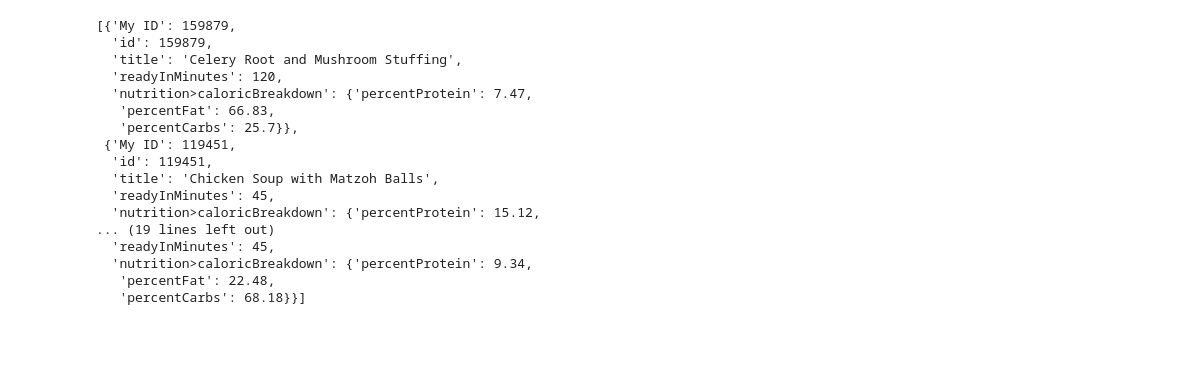
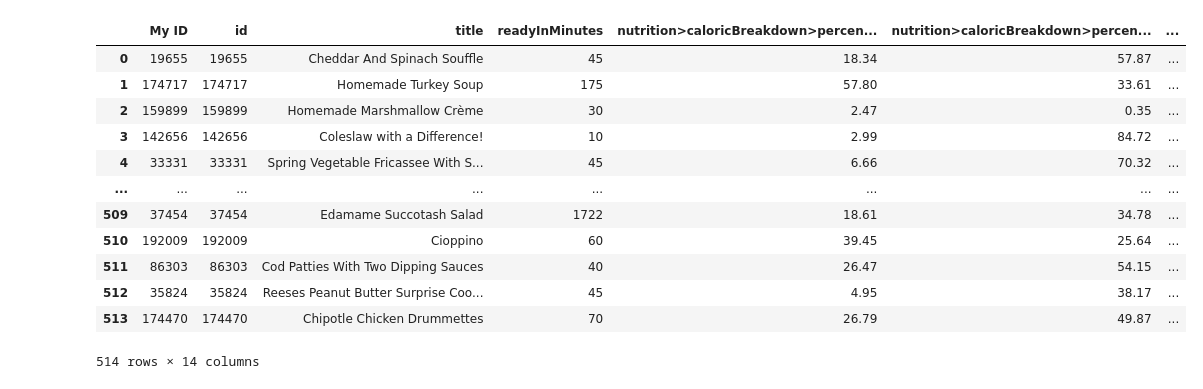
Before and after one commit to Jamahler/Project-3, a Jupyter notebook: asmvm_files/recipes.ipynb, the cells around one changed output. Saved outputs shown, nothing was run; the diff lists cells and outputs as text; code cells hidden in the pictures; blank space fills up the shorter version.

```diff
--- a/asmvm_files/recipes.ipynb
+++ b/asmvm_files/recipes.ipynb
@@ -228,20 +255,17 @@ pd.DataFrame(data)
-# %%
-data
-# %% [output]
-[{'My ID': 159879,
-  'id': 159879,
-  'title': 'Celery Root and Mushroom Stuffing',
-  'readyInMinutes': 120,
-  'nutrition>caloricBreakdown': {'percentProtein': 7.47,
-   'percentFat': 66.83,
-   'percentCarbs': 25.7}},
- {'My ID': 119451,
-  'id': 119451,
-  'title': 'Chicken Soup with Matzoh Balls',
-  'readyInMinutes': 45,
-  'nutrition>caloricBreakdown': {'percentProtein': 15.12,
-... (19 lines left out)
-  'readyInMinutes': 45,
-  'nutrition>caloricBreakdown': {'percentProtein': 9.34,
-   'percentFat': 22.48,
-   'percentCarbs': 68.18}}]
+# %%
+dataFrame_1 = pd.DataFrame(data)
+dataFrame_1
+# %% [output]
+|  | My ID | id | title | readyInMinutes | nutrition>caloricBreakdown>percen... | nutrition>caloricBreakdown>percen... | ... |
+| 0 | 19655 | 19655 | Cheddar And Spinach Souffle | 45 | 18.34 | 57.87 | ... |
+| 1 | 174717 | 174717 | Homemade Turkey Soup | 175 | 57.80 | 33.61 | ... |
+| 2 | 159899 | 159899 | Homemade Marshmallow Crème | 30 | 2.47 | 0.35 | ... |
+| 3 | 142656 | 142656 | Coleslaw with a Difference! | 10 | 2.99 | 84.72 | ... |
+| 4 | 33331 | 33331 | Spring Vegetable Fricassee With S... | 45 | 6.66 | 70.32 | ... |
+| ... | ... | ... | ... | ... | ... | ... | ... |
+| 509 | 37454 | 37454 | Edamame Succotash Salad | 1722 | 18.61 | 34.78 | ... |
+| 510 | 192009 | 192009 | Cioppino | 60 | 39.45 | 25.64 | ... |
+| 511 | 86303 | 86303 | Cod Patties With Two Dipping Sauces | 40 | 26.47 | 54.15 | ... |
+| 512 | 35824 | 35824 | Reeses Peanut Butter Surprise Coo... | 45 | 4.95 | 38.17 | ... |
+| 513 | 174470 | 174470 | Chipotle Chicken Drummettes | 70 | 26.79 | 49.87 | ... |
+514 rows × 14 columns
```
Also changed, not shown: parts of 24 cells of this notebook, 2 other files.
